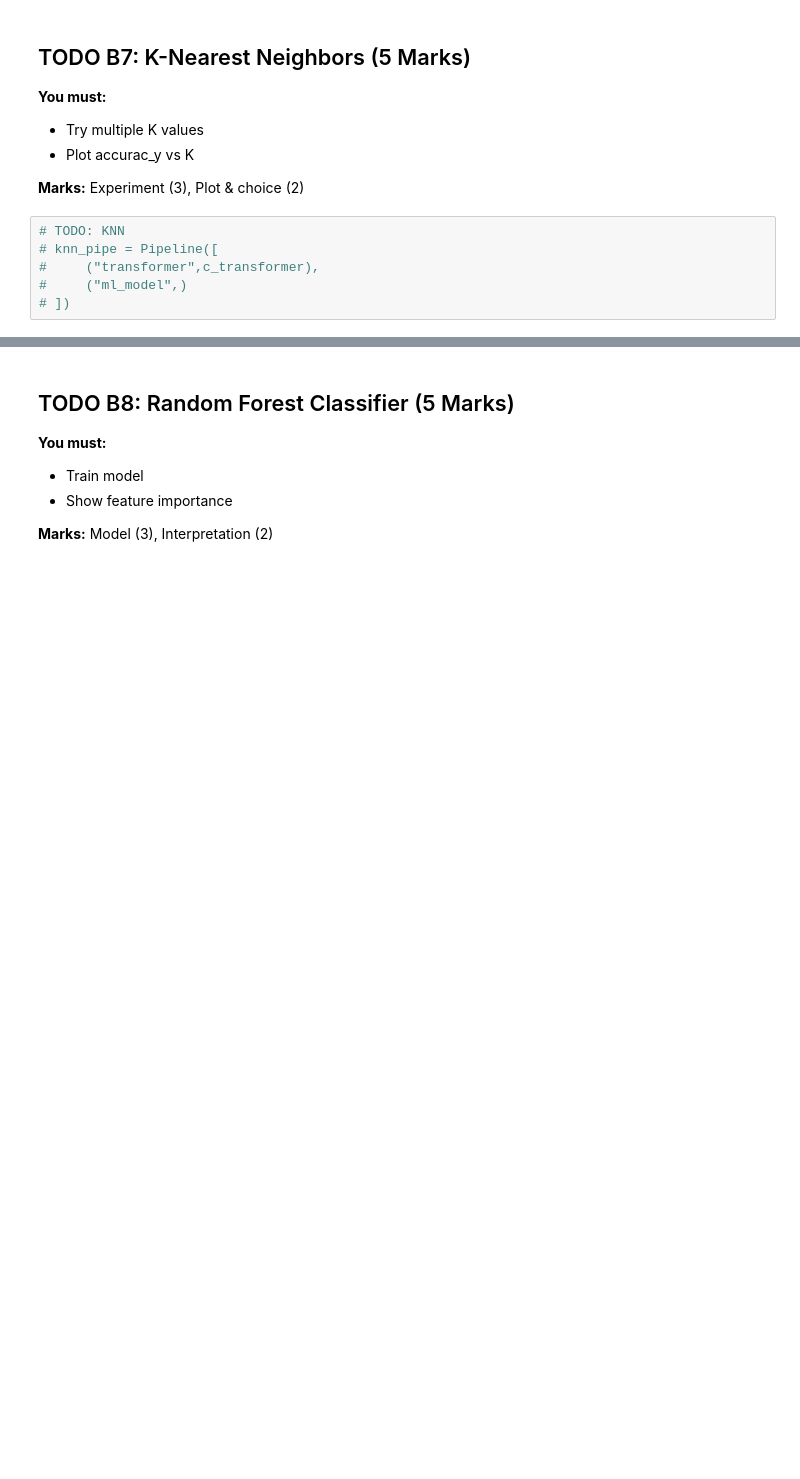
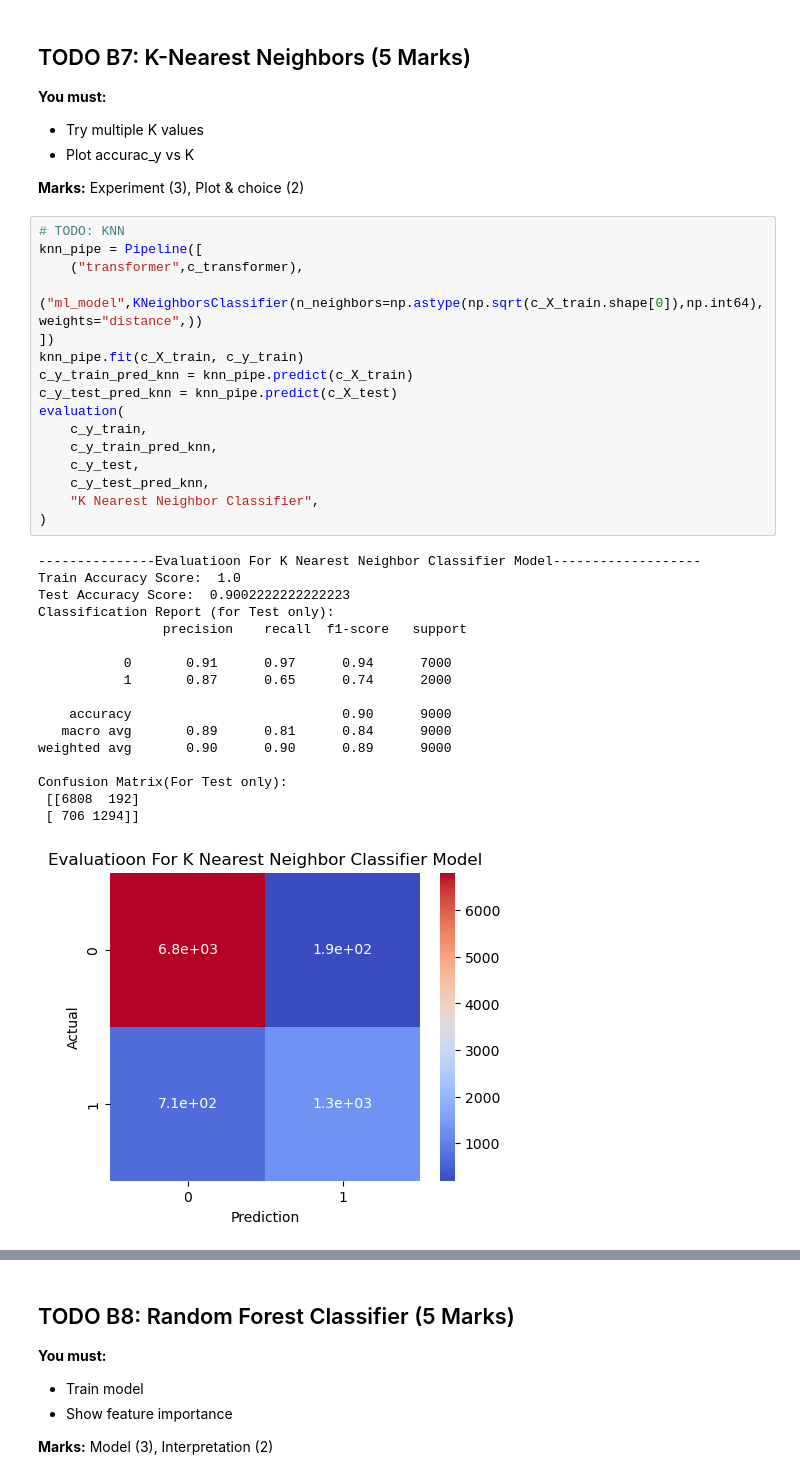
Before and after one commit to Marwanthe0/Machine-Learning-Assignments, a Jupyter notebook: Copy_of_AI_ML_Assignment_3_Module_19.ipynb, the cells around one changed output, grey strips where cells are left out. Saved outputs shown, nothing was run; the diff lists cells and outputs as text; blank space fills up the shorter version.

```diff
--- a/Copy_of_AI_ML_Assignment_3_Module_19.ipynb
+++ b/Copy_of_AI_ML_Assignment_3_Module_19.ipynb
@@ -543,7 +552,35 @@ Confusion Matrix(For Test only):
 **Marks:** Experiment (3), Plot & choice (2)
 # %%
 # TODO: KNN
-# knn_pipe = Pipeline([
-#     ("transformer",c_transformer),
-#     ("ml_model",)
-# ])
+knn_pipe = Pipeline([
+    ("transformer",c_transformer),
+    ("ml_model",KNeighborsClassifier(n_neighbors=np.astype(np.sqrt(c_X_train.shape[0]),np.int64),weights="distance",))
+])
+knn_pipe.fit(c_X_train, c_y_train)
+c_y_train_pred_knn = knn_pipe.predict(c_X_train)
+c_y_test_pred_knn = knn_pipe.predict(c_X_test)
+evaluation(
+    c_y_train,
+    c_y_train_pred_knn,
+    c_y_test,
+    c_y_test_pred_knn,
+    "K Nearest Neighbor Classifier",
+)
+# %% [output]
+---------------Evaluatioon For K Nearest Neighbor Classifier Model-------------------
+Train Accuracy Score:  1.0
+Test Accuracy Score:  0.9002222222222223
+Classification Report (for Test only):
+                precision    recall  f1-score   support
+
+           0       0.91      0.97      0.94      7000
+           1       0.87      0.65      0.74      2000
+
+    accuracy                           0.90      9000
+   macro avg       0.89      0.81      0.84      9000
+weighted avg       0.90      0.90      0.89      9000
+
+Confusion Matrix(For Test only):
+ [[6808  192]
+ [ 706 1294]]
+[figure, added]
```
Also changed, not shown: parts of 10 cells of this notebook.
